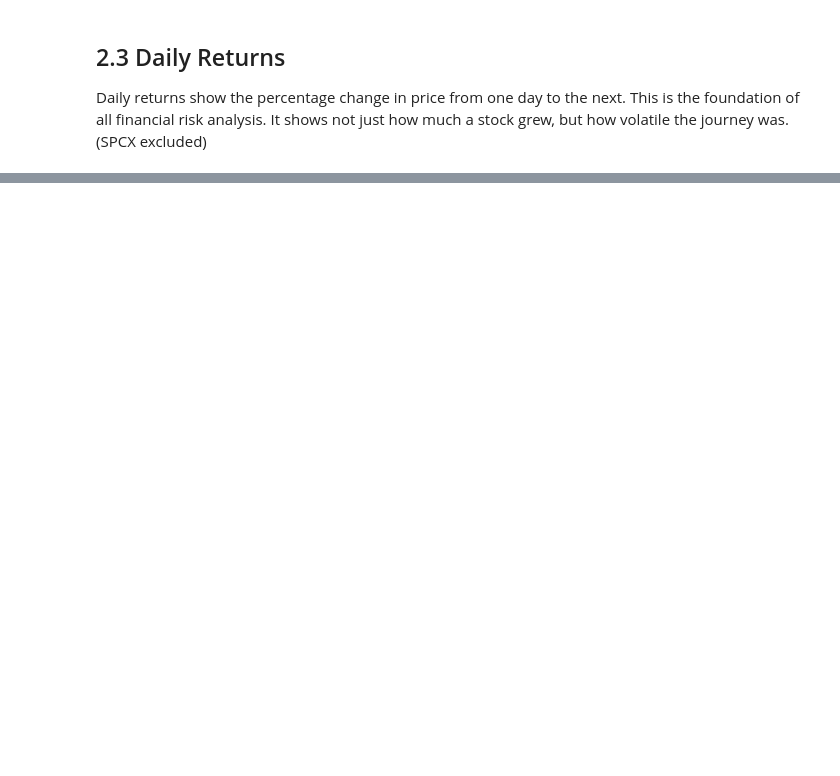
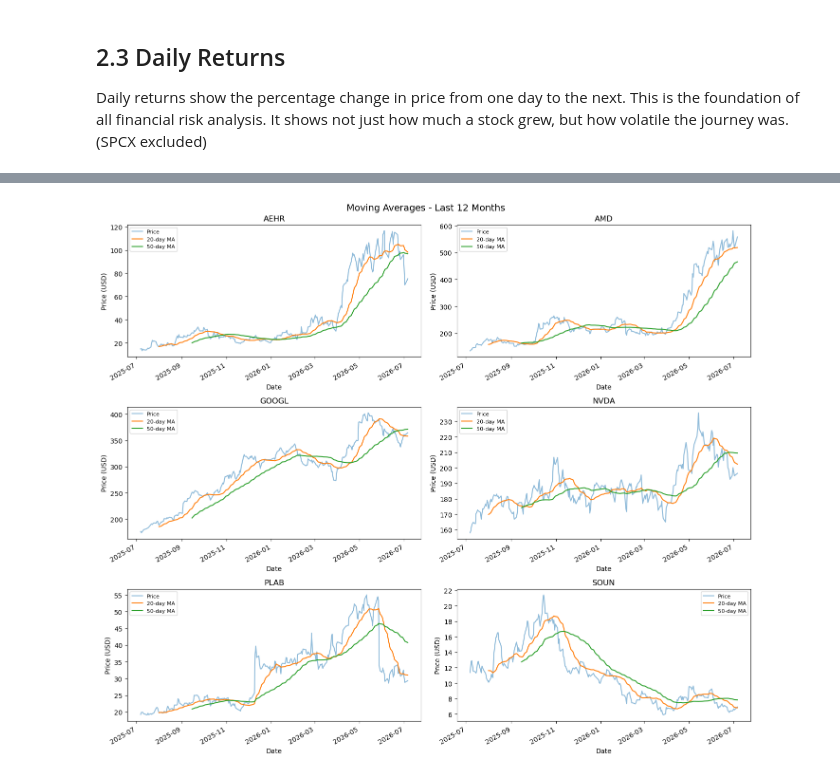
Before and after one commit to florisschulmaijer/stock-analyzer, a Jupyter notebook: portfolio.ipynb, the cells around one changed output, grey strips where cells are left out. Drawn from its saved outputs; the diff is of its cells as text; code cells hidden in the pictures; blank space fills up the shorter version.

```diff
--- a/portfolio.ipynb
+++ b/portfolio.ipynb
@@ -98,0 +142,19 @@ plt.show()
+# %%
+fig, axes = plt.subplots(3, 2, figsize=(14, 12))
+axes = axes.flatten()
+
+for i, ticker in enumerate(data_without_spcx):
+    ax = axes[i]
+    data[ticker].plot(ax=ax, label="Price", alpha=0.5)
+    data[ticker].rolling(20).mean().plot(ax=ax, label="20-day MA")
+    data[ticker].rolling(50).mean().plot(ax=ax, label="50-day MA")
+    ax.set_title(ticker)
+    ax.legend(fontsize=8)
+    ax.set_xlabel("Date")
+    ax.set_ylabel("Price (USD)")
+
+plt.suptitle("Moving Averages - Last 12 Months", fontsize=14)
+plt.tight_layout()
+plt.show()
+# %% [output]
+[figure, added]
```
Also changed, not shown: parts of 26 cells of this notebook, 4 other files.
